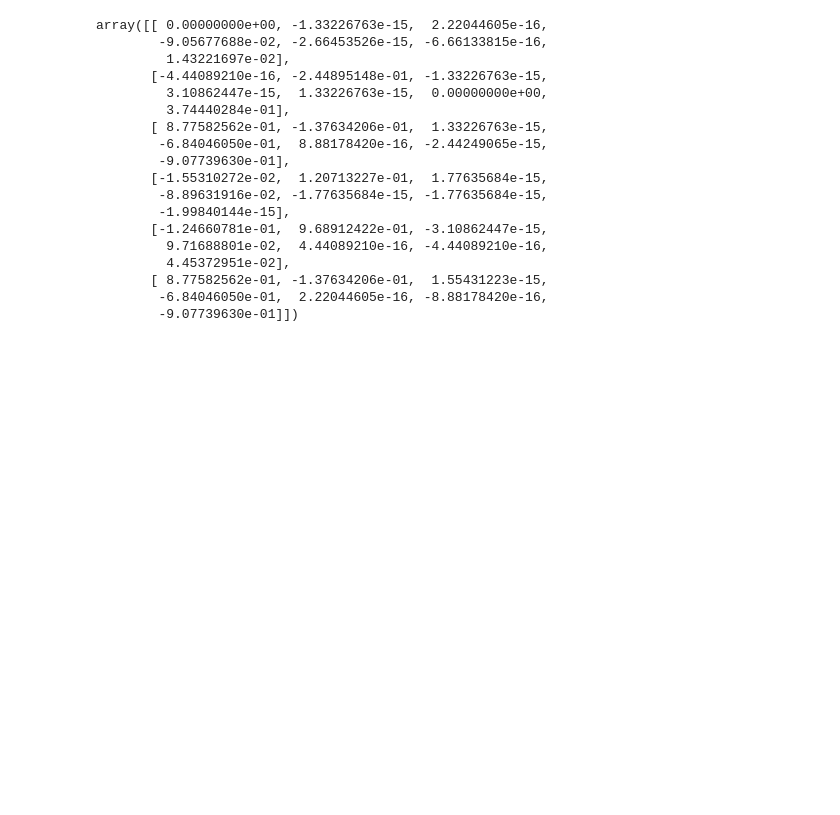
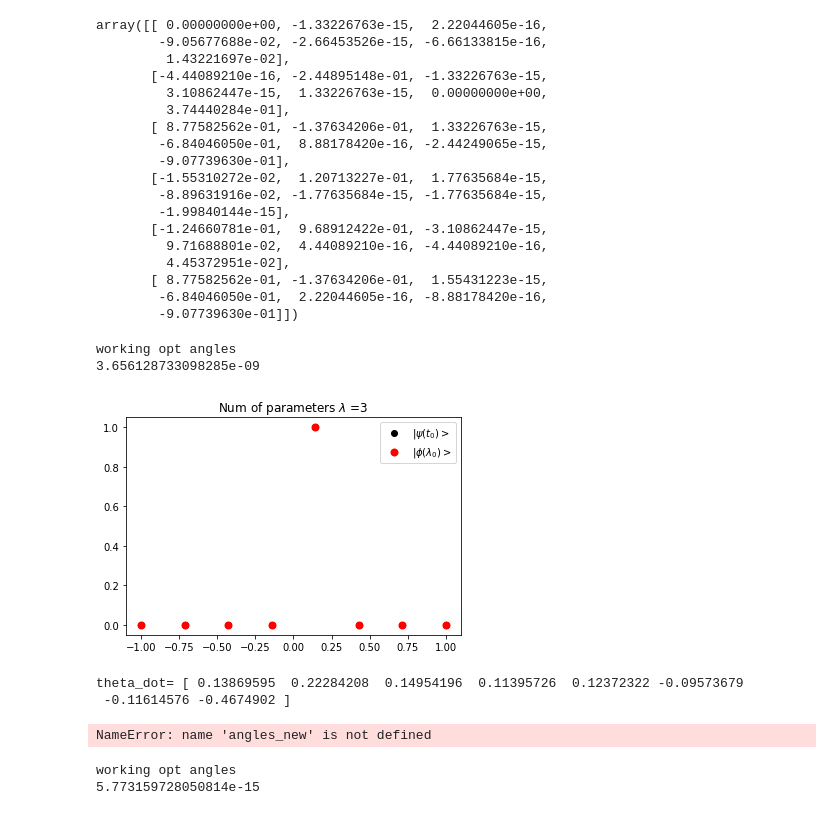
Before and after one commit to santoshkumarradha/stochastic-qc, a Jupyter notebook: Wick space evolution/implementation 2.ipynb, the cells around one changed output. Drawn from its saved outputs; the diff is of its cells as text; code cells hidden in the pictures; blank space fills up the shorter version.

```diff
--- a/Wick space evolution/implementation 2.ipynb
+++ b/Wick space evolution/implementation 2.ipynb
@@ -623,3 +623,27 @@ array([[ 0.00000000e+00, -1.33226763e-15,  2.22044605e-16,
        [ 8.77582562e-01, -1.37634206e-01,  1.55431223e-15,
         -6.84046050e-01,  2.22044605e-16, -8.88178420e-16,
         -9.07739630e-01]])
+# %%
+from wick import wick as wick_class
+
+n=4
+depth=2
+wick=wick_class(n,seed=5,depth=depth)
+print("working opt angles")
+wick.get_initial_angles(maxiter=2000,method="COBYLA")
+print(wick.initial_closeness)
+# %% [output]
+working opt angles
+3.656128733098285e-09
+# %%
+state=wick.get_final_state(wick.angles[0])
+
+x=np.linspace(-1,1,2**n)
+fig,ax=plt.subplots()
+ax.scatter(x,wick.initial*wick.initial.conj(),c="k",label="$|\psi(t_0)>$",marker="o")
+ax.scatter(x,state*state.conj(),c="r",label="$|\phi(\lambda_0)>$",lw=2)
+ax.set_title(f"Num of parameters $\lambda$ ={wick.num_parameters}")
+ax.legend()
+plt.show()
+# %% [output]
+[figure, added]
@@ -625,0 +666,6 @@ array([[ 0.00000000e+00, -1.33226763e-15,  2.22044605e-16,
+# %%
+theta_dot, residuals, rank, s=np.linalg.lstsq(A,C.sum(axis=1))
+print("theta_dot=",theta_dot)
+# %% [output]
+theta_dot= [ 0.13869595  0.22284208  0.14954196  0.11395726  0.12372322 -0.09573679
+ -0.11614576 -0.4674902 ]
@@ -625,0 +675,12 @@ array([[ 0.00000000e+00, -1.33226763e-15,  2.22044605e-16,
+# %%
+state=wick.get_final_state(angles_new)
+
+x=np.linspace(-1,1,2**n)
+fig,ax=plt.subplots()
+ax.plot(x,wick.initial*wick.initial.conj(),c="k",label="$|\psi(t_0)>$",marker="o")
+ax.plot(x,state*state.conj(),c="r",label="$|\phi(\lambda_0)>$",lw=2)
+ax.set_title(f"Num of parameters $\lambda$ ={wick.num_parameters}")
+ax.legend()
+plt.show()
+# %% [output]
+NameError: name 'angles_new' is not defined
@@ -625,0 +693,7 @@ array([[ 0.00000000e+00, -1.33226763e-15,  2.22044605e-16,
+# %%
+print("working opt angles")
+wick.get_initial_angles(maxiter=2000,method="COBYLA")
+print(wick.initial_closeness)
+# %% [output]
+working opt angles
+5.773159728050814e-15
```
Also changed, not shown: parts of 11 cells of this notebook, 3 other files.
